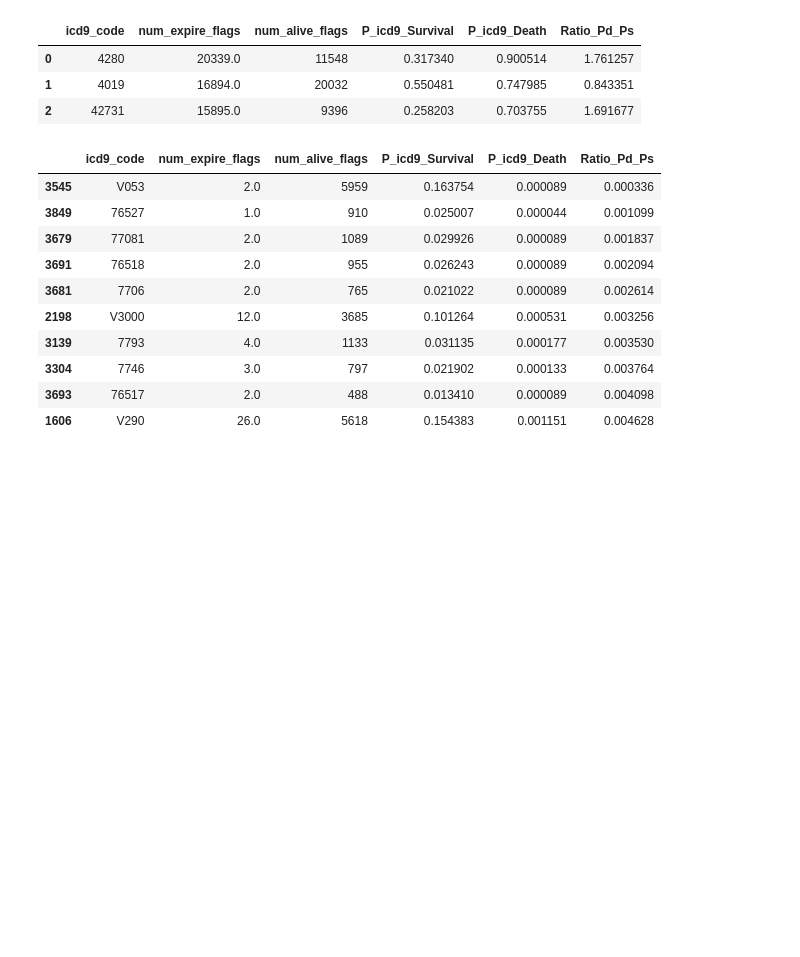
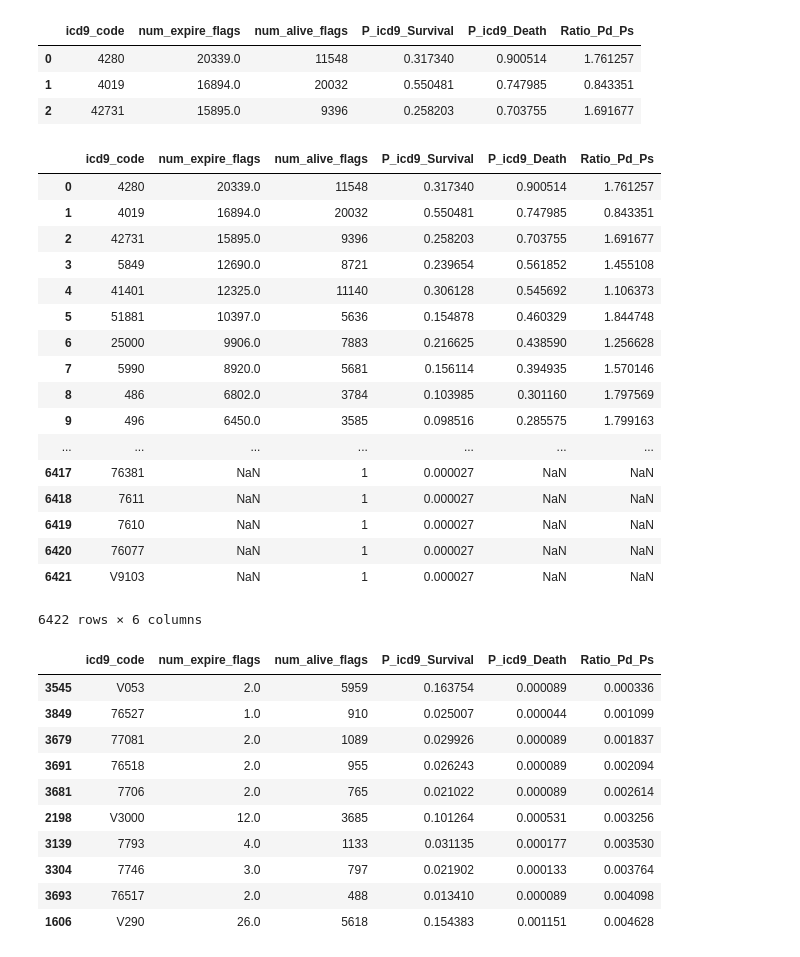
Before and after one commit to billiescodes/mortality_in_ICU, a Jupyter notebook: 01_ExploratoryAnalysis.ipynb, the cells around one changed output. Cells and saved outputs as stored; diff of their text form; code cells hidden in the pictures; blank space fills up the shorter version.

```diff
--- a/01_ExploratoryAnalysis.ipynb
+++ b/01_ExploratoryAnalysis.ipynb
@@ -1085,6 +1157,27 @@ merged_nbayes[:3]
 | 0 | 4280 | 20339.0 | 11548 | 0.317340 | 0.900514 | 1.761257 |
 | 1 | 4019 | 16894.0 | 20032 | 0.550481 | 0.747985 | 0.843351 |
 | 2 | 42731 | 15895.0 | 9396 | 0.258203 | 0.703755 | 1.691677 |
+# %%
+merged_nbayes
+# %% [output]
+|  | icd9_code | num_expire_flags | num_alive_flags | P_icd9_Survival | P_icd9_Death | Ratio_Pd_Ps |
+| 0 | 4280 | 20339.0 | 11548 | 0.317340 | 0.900514 | 1.761257 |
+| 1 | 4019 | 16894.0 | 20032 | 0.550481 | 0.747985 | 0.843351 |
+| 2 | 42731 | 15895.0 | 9396 | 0.258203 | 0.703755 | 1.691677 |
+| 3 | 5849 | 12690.0 | 8721 | 0.239654 | 0.561852 | 1.455108 |
+| 4 | 41401 | 12325.0 | 11140 | 0.306128 | 0.545692 | 1.106373 |
+| 5 | 51881 | 10397.0 | 5636 | 0.154878 | 0.460329 | 1.844748 |
+| 6 | 25000 | 9906.0 | 7883 | 0.216625 | 0.438590 | 1.256628 |
+| 7 | 5990 | 8920.0 | 5681 | 0.156114 | 0.394935 | 1.570146 |
+| 8 | 486 | 6802.0 | 3784 | 0.103985 | 0.301160 | 1.797569 |
+| 9 | 496 | 6450.0 | 3585 | 0.098516 | 0.285575 | 1.799163 |
+| ... | ... | ... | ... | ... | ... | ... |
+| 6417 | 76381 | NaN | 1 | 0.000027 | NaN | NaN |
+| 6418 | 7611 | NaN | 1 | 0.000027 | NaN | NaN |
+| 6419 | 7610 | NaN | 1 | 0.000027 | NaN | NaN |
+| 6420 | 76077 | NaN | 1 | 0.000027 | NaN | NaN |
+| 6421 | V9103 | NaN | 1 | 0.000027 | NaN | NaN |
+6422 rows × 6 columns
 # %%
 # some of the Lowest values (these icd9 Codes suggest that )
 merged_nbayes.sort_values('Ratio_Pd_Ps')[:10]
```
Also changed, not shown: parts of 17 cells of this notebook.
